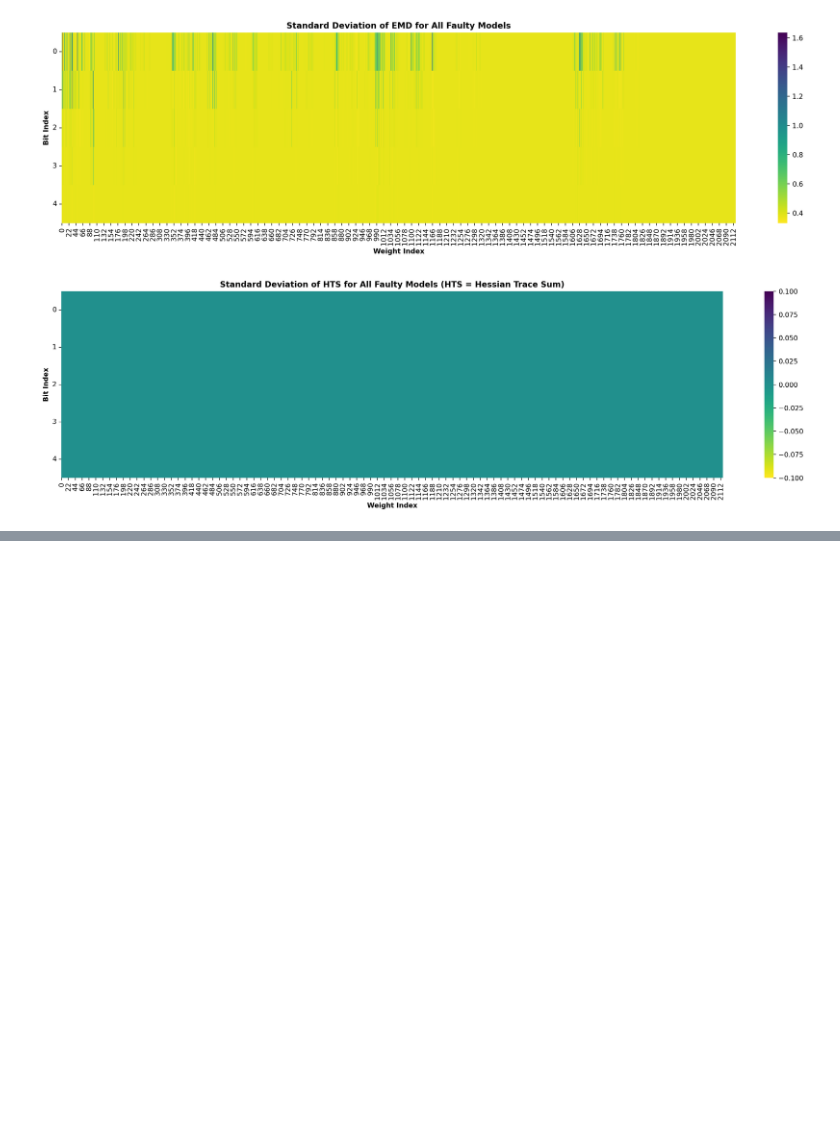
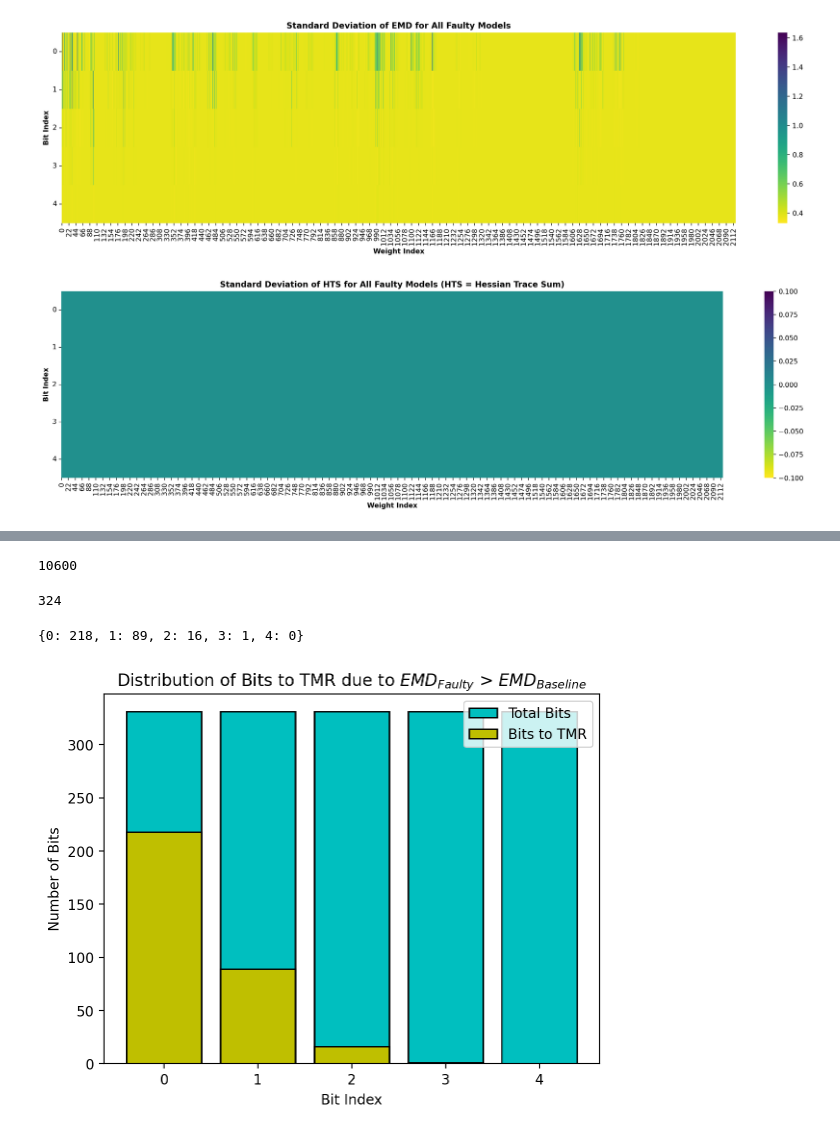
Before and after one commit to oliviaweng/fastml-science, a Jupyter notebook: sensor-data-compression/gen_plots_for_bit_flip_experiment.ipynb, the cells around one changed output, grey strips where cells are left out. Cells and saved outputs as stored; diff of their text form; code cells hidden in the pictures; blank space fills up the shorter version.

Commit message:
Generate new plots/stats from baseline experiment

```diff
--- a/sensor-data-compression/gen_plots_for_bit_flip_experiment.ipynb
+++ b/sensor-data-compression/gen_plots_for_bit_flip_experiment.ipynb
@@ -80,6 +82,9 @@ def get_wi(i_bi, i_bw):
 def get_wbi(i_bi, i_bw):
     return int(i_bi%i_bw)
 
+def get_wi_wbi(i_bi, i_bw):
+    return get_wi(i_bi, i_bw), get_wbi(i_bi, i_bw)
+
 def get_hmap_intesity_grid(i_bi_to_AgMtrc, wbits=5, agmtrc_dflt=0.0):
     wis  = list()
     bis  = list()
@@ -278,0 +275,35 @@ for dfunc, title_prefix, save_str in desired_functions:
+# %%
+bi_metric_pairs = [(k,np.average(v)) for k,v in bi_to_EMDs.items()]
+bi_metric_pairs.sort(key=lambda x: x[1], reverse=True)
+bi_metric_pairs.__len__()
+# %% [output]
+10600
+# %%
+bi_metric_pairs_selTMR = [(bi, mtr) for bi, mtr in bi_metric_pairs if mtr > AVG_EMD_BASELINE_EoL]
+bi_metric_pairs_selTMR.__len__()
+# %% [output]
+324
+# %%
+wi_wbi_to_selTMR = [get_wi_wbi(bi, my_wbits) for bi, _ in bi_metric_pairs_selTMR]
+
+wbis = dict()
+for i in range(my_wbits):
+    wbis[i] = 0
+with open("wi_wbi_to_selectively_TMR.txt", "w") as f:
+    for wi_wbi in wi_wbi_to_selTMR:
+        f.write(f"{wi_wbi}\n")
+        wbis[wi_wbi[1]] += 1
+print(wbis)
+# %% [output]
+{0: 218, 1: 89, 2: 16, 3: 1, 4: 0}
+# %%
+plt.title("Distribution of Bits to TMR due to $EMD_{Faulty}$ > $EMD_{Baseline}$")
+plt.bar(wbis.keys(), [my_nbits//my_nvals for _ in wbis.keys()], label=f"Total Bits" , alpha=1.0, color="c", edgecolor="k")
+plt.bar(wbis.keys(), wbis.values(), label=f"Bits to TMR" , alpha=1.0, color="y", edgecolor="k")
+plt.xlabel("Bit Index")
+plt.ylabel("Number of Bits")
+plt.legend()
+# plt.savefig(f"{ncs}x{nps}_ACM_HIST.svg")
+plt.show()
+# %% [output]
+[figure, added]
```
Also changed, not shown: parts of 2 cells of this notebook, 18 other files.
